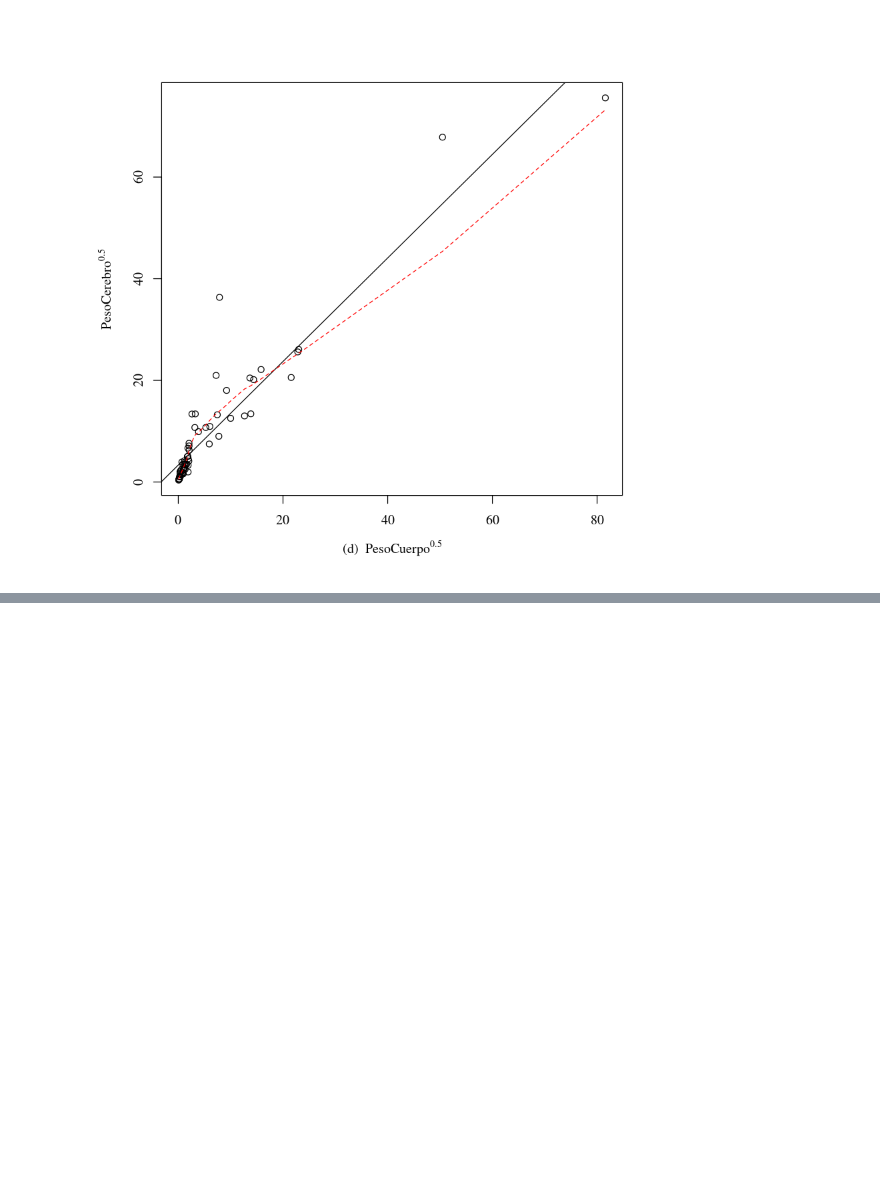
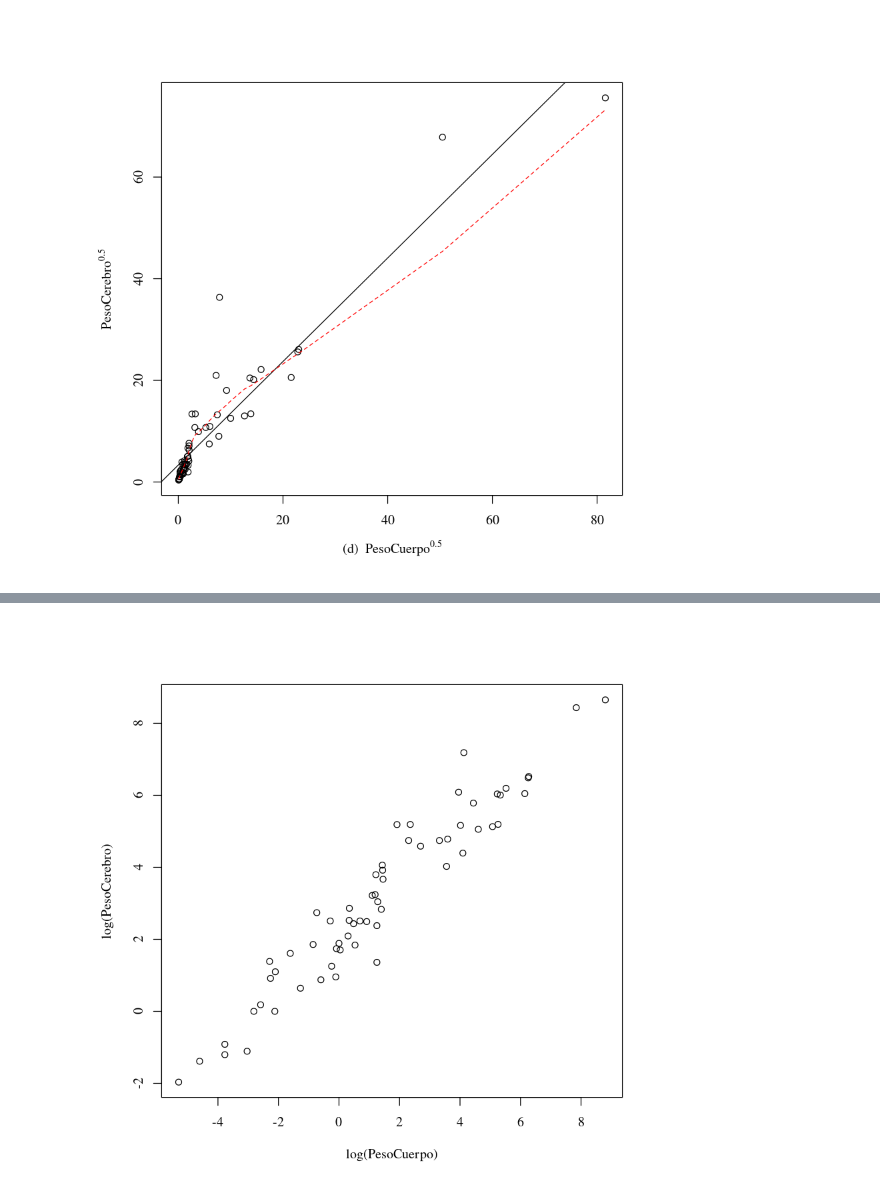
Before and after one commit to jgomezz/MsEstadAplic_MetodosEstadisticos, a Jupyter notebook: RegresionAplicada-10-Transformacion.ipynb, the cells around one changed output, grey strips where cells are left out. Cells and saved outputs as stored; diff of their text form; code cells hidden in the pictures; blank space fills up the shorter version.

```diff
--- a/RegresionAplicada-10-Transformacion.ipynb
+++ b/RegresionAplicada-10-Transformacion.ipynb
@@ -105,0 +114,5 @@ lines(lowess(PesoCerebro4 ~ PesoCuerpo4, f = 2/3, iter = 1), lty = 2, col = "red
+# %%
+# Construimos nuestro diagrama de dispersión
+plot(log(PesoCerebro) ~ log(PesoCuerpo))
+# %% [output]
+[figure, added]
```
Also changed, not shown: parts of 2 cells of this notebook.
